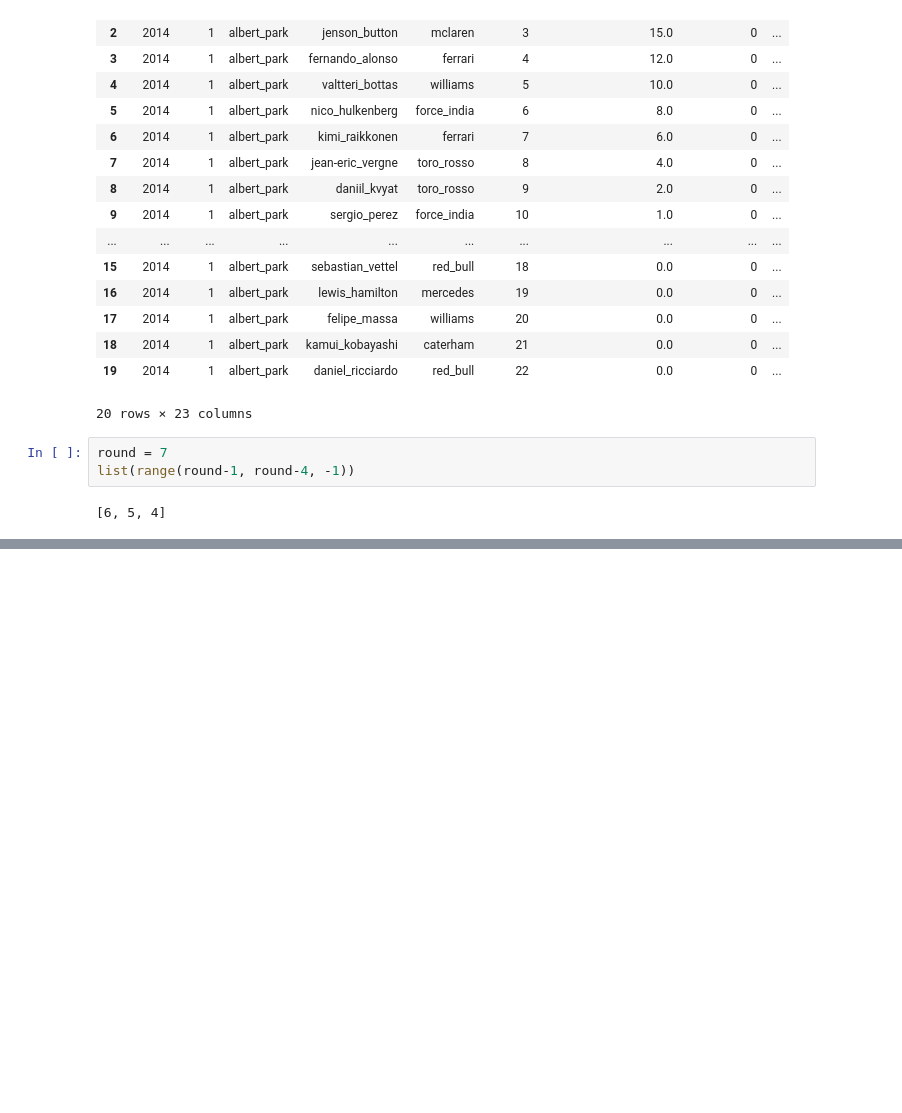
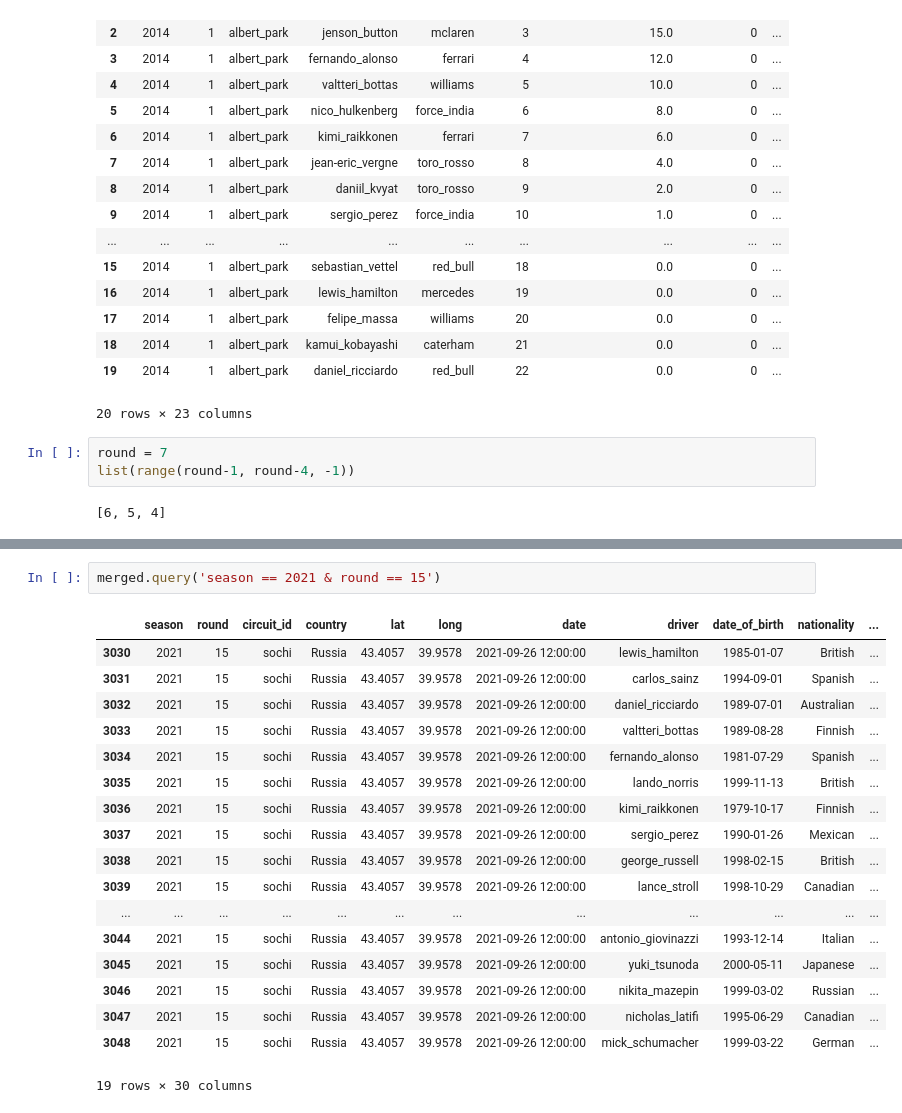
Before and after one commit to ollyjc99/f1-analytics, a Jupyter notebook: data processing/data-processing.ipynb, the cells around one changed output, grey strips where cells are left out. Drawn from its saved outputs; the diff is of its cells as text; blank space fills up the shorter version.

```diff
--- a/data processing/data-processing.ipynb
+++ b/data processing/data-processing.ipynb
@@ -116,0 +115,21 @@ testing.query('season == 2021 & driver == "lewis_hamilton"')
+# %%
+merged.query('season == 2021 & round == 15')
+# %% [output]
+|  | season | round | circuit_id | country | lat | long | date | driver | date_of_birth | nationality | ... |
+| 3030 | 2021 | 15 | sochi | Russia | 43.4057 | 39.9578 | 2021-09-26 12:00:00 | lewis_hamilton | 1985-01-07 | British | ... |
+| 3031 | 2021 | 15 | sochi | Russia | 43.4057 | 39.9578 | 2021-09-26 12:00:00 | carlos_sainz | 1994-09-01 | Spanish | ... |
+| 3032 | 2021 | 15 | sochi | Russia | 43.4057 | 39.9578 | 2021-09-26 12:00:00 | daniel_ricciardo | 1989-07-01 | Australian | ... |
+| 3033 | 2021 | 15 | sochi | Russia | 43.4057 | 39.9578 | 2021-09-26 12:00:00 | valtteri_bottas | 1989-08-28 | Finnish | ... |
+| 3034 | 2021 | 15 | sochi | Russia | 43.4057 | 39.9578 | 2021-09-26 12:00:00 | fernando_alonso | 1981-07-29 | Spanish | ... |
+| 3035 | 2021 | 15 | sochi | Russia | 43.4057 | 39.9578 | 2021-09-26 12:00:00 | lando_norris | 1999-11-13 | British | ... |
+| 3036 | 2021 | 15 | sochi | Russia | 43.4057 | 39.9578 | 2021-09-26 12:00:00 | kimi_raikkonen | 1979-10-17 | Finnish | ... |
+| 3037 | 2021 | 15 | sochi | Russia | 43.4057 | 39.9578 | 2021-09-26 12:00:00 | sergio_perez | 1990-01-26 | Mexican | ... |
+| 3038 | 2021 | 15 | sochi | Russia | 43.4057 | 39.9578 | 2021-09-26 12:00:00 | george_russell | 1998-02-15 | British | ... |
+| 3039 | 2021 | 15 | sochi | Russia | 43.4057 | 39.9578 | 2021-09-26 12:00:00 | lance_stroll | 1998-10-29 | Canadian | ... |
+| ... | ... | ... | ... | ... | ... | ... | ... | ... | ... | ... | ... |
+| 3044 | 2021 | 15 | sochi | Russia | 43.4057 | 39.9578 | 2021-09-26 12:00:00 | antonio_giovinazzi | 1993-12-14 | Italian | ... |
+| 3045 | 2021 | 15 | sochi | Russia | 43.4057 | 39.9578 | 2021-09-26 12:00:00 | yuki_tsunoda | 2000-05-11 | Japanese | ... |
+| 3046 | 2021 | 15 | sochi | Russia | 43.4057 | 39.9578 | 2021-09-26 12:00:00 | nikita_mazepin | 1999-03-02 | Russian | ... |
+| 3047 | 2021 | 15 | sochi | Russia | 43.4057 | 39.9578 | 2021-09-26 12:00:00 | nicholas_latifi | 1995-06-29 | Canadian | ... |
+| 3048 | 2021 | 15 | sochi | Russia | 43.4057 | 39.9578 | 2021-09-26 12:00:00 | mick_schumacher | 1999-03-22 | German | ... |
+19 rows × 30 columns
```
Also changed, not shown: parts of 5 cells of this notebook.
